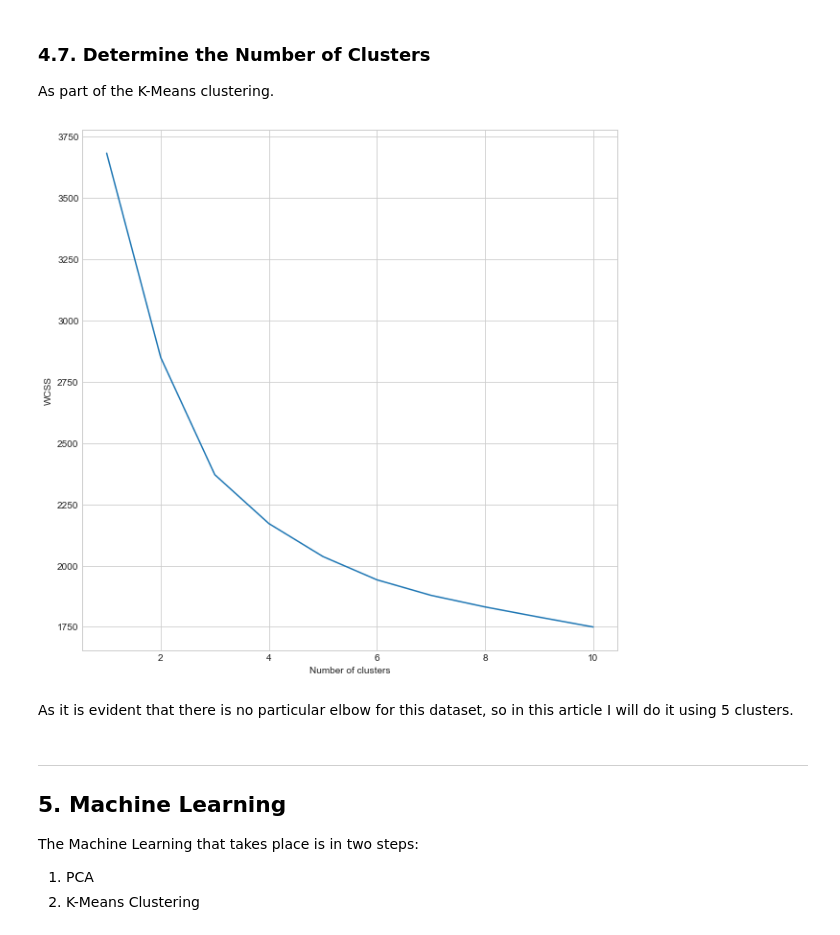
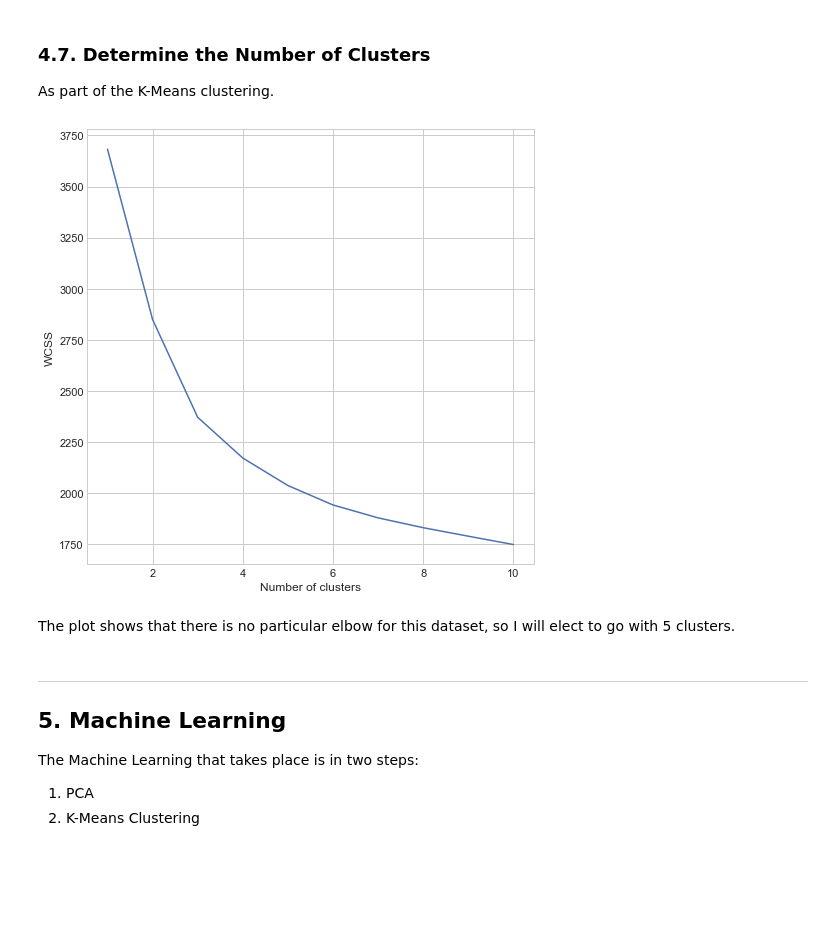
Before and after one commit to eddwebster/football_analytics, a Jupyter notebook: notebooks/5_data_analysis_and_projects/player_similarity_and_clustering/PCA and K-Means Clustering of 'Piqué-like' Defenders for Parma Calcio 1913.ipynb, the cells around one changed output. Saved outputs shown, nothing was run; the diff lists cells and outputs as text; code cells hidden in the pictures; blank space fills up the shorter version.

```diff
--- a/notebooks/5_data_analysis_and_projects/player_similarity_and_clustering/PCA and K-Means Clustering of 'Piqué-like' Defenders for Parma Calcio 1913.ipynb
+++ b/notebooks/5_data_analysis_and_projects/player_similarity_and_clustering/PCA and K-Means Clustering of 'Piqué-like' Defenders for Parma Calcio 1913.ipynb
@@ -985,18 +988,18 @@ As part of the K-Means clustering.
 # %%
 wcss = []
 for i in range(1,11):
     model = KMeans(n_clusters = i, init = "k-means++", max_iter = 600, random_state=42)
     model.fit(x_scaled)
     wcss.append(model.inertia_)
-plt.figure(figsize=(10,10))
+plt.figure(figsize=(8, 8))
 plt.plot(range(1,11), wcss)
 plt.xlabel('Number of clusters')
 plt.ylabel('WCSS')
 plt.show()
 # %% [output]
-[figure, old version]
+[figure, new version]
 # %% [markdown]
-As it is evident that there is no particular elbow for this dataset, so in this article I will do it using 5 clusters.
+The plot shows that there is no particular elbow for this dataset, so I will elect to go with 5 clusters.
 # %% [markdown]
 ---
 
```
Also changed, not shown: parts of 45 cells of this notebook.
